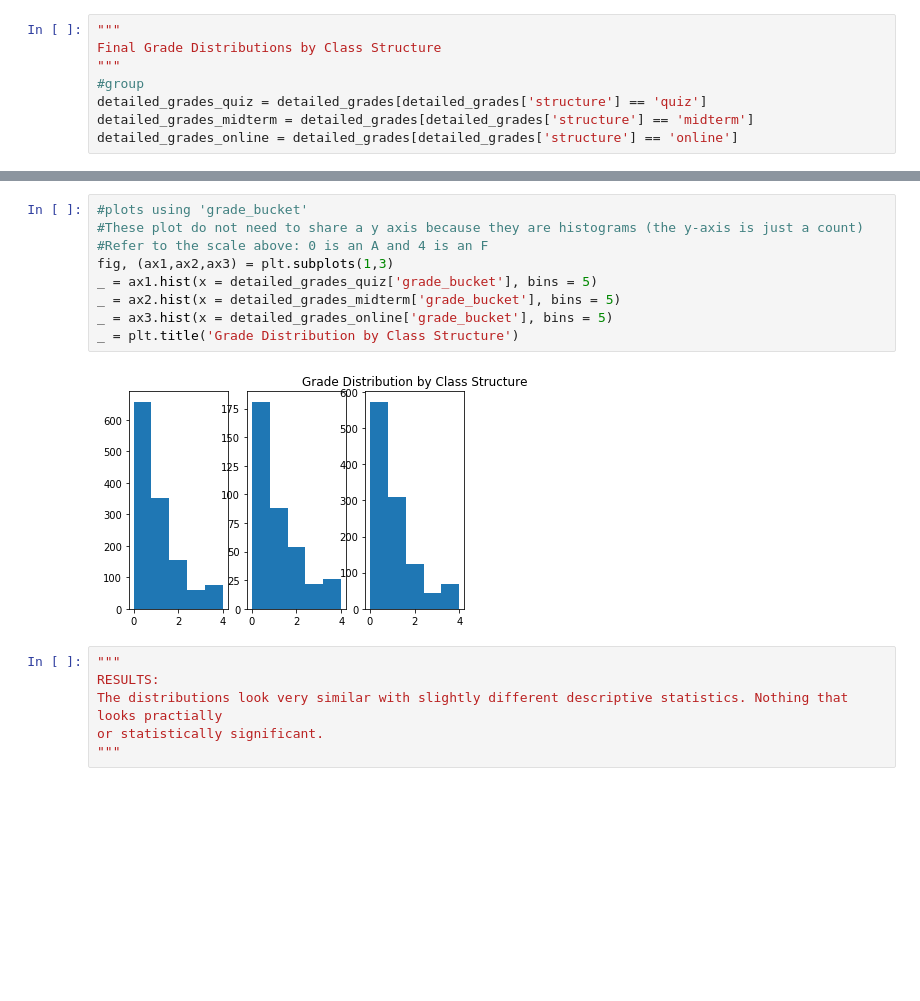
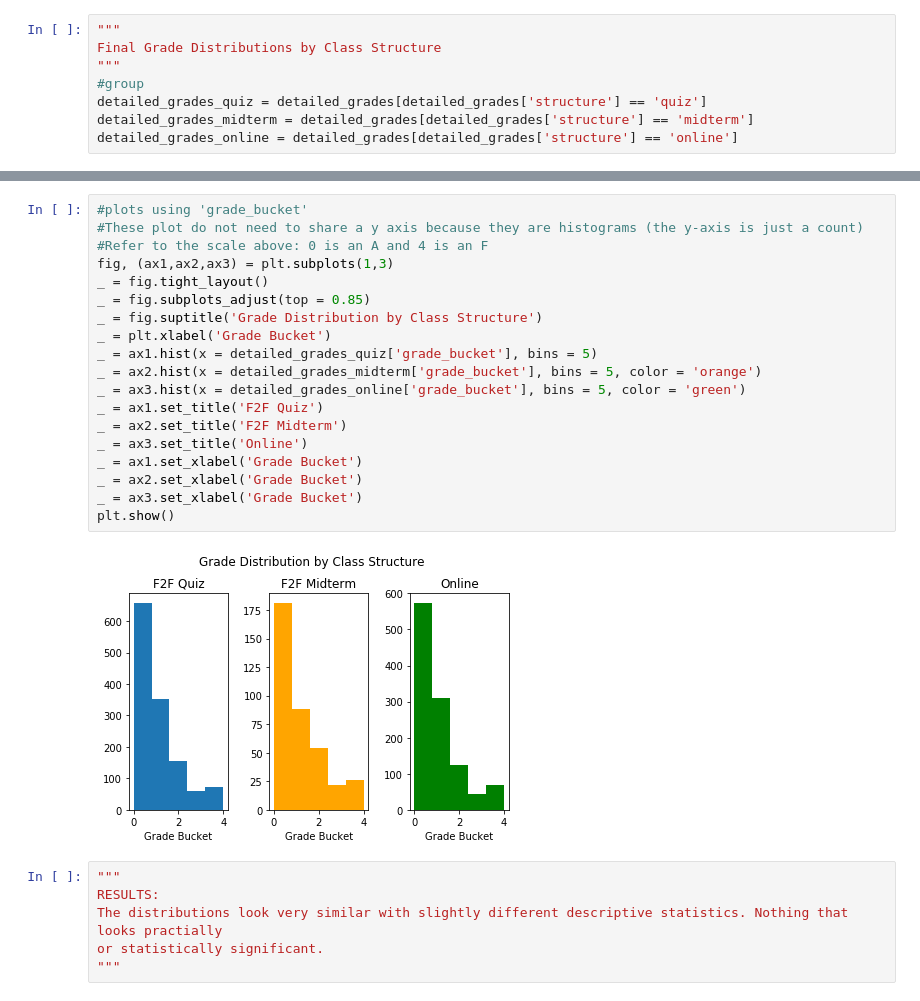
Before and after one commit to erowe99/springboard, a Jupyter notebook: Unit 6/Statistical Analysis.ipynb, the cells around one changed output, grey strips where cells are left out. Saved outputs shown, nothing was run; the diff lists cells and outputs as text; blank space fills up the shorter version.

```diff
--- a/Unit 6/Statistical Analysis.ipynb
+++ b/Unit 6/Statistical Analysis.ipynb
@@ -588,14 +597,24 @@ Name: Grade (%), dtype: float64
 # %%
 #plots using 'grade_bucket'
 #These plot do not need to share a y axis because they are histograms (the y-axis is just a count)
 #Refer to the scale above: 0 is an A and 4 is an F
 fig, (ax1,ax2,ax3) = plt.subplots(1,3)
+_ = fig.tight_layout()
+_ = fig.subplots_adjust(top = 0.85)
+_ = fig.suptitle('Grade Distribution by Class Structure')
+_ = plt.xlabel('Grade Bucket')
 _ = ax1.hist(x = detailed_grades_quiz['grade_bucket'], bins = 5)
-_ = ax2.hist(x = detailed_grades_midterm['grade_bucket'], bins = 5)
-_ = ax3.hist(x = detailed_grades_online['grade_bucket'], bins = 5)
-_ = plt.title('Grade Distribution by Class Structure')
+_ = ax2.hist(x = detailed_grades_midterm['grade_bucket'], bins = 5, color = 'orange')
+_ = ax3.hist(x = detailed_grades_online['grade_bucket'], bins = 5, color = 'green')
+_ = ax1.set_title('F2F Quiz')
+_ = ax2.set_title('F2F Midterm')
+_ = ax3.set_title('Online')
+_ = ax1.set_xlabel('Grade Bucket')
+_ = ax2.set_xlabel('Grade Bucket')
+_ = ax3.set_xlabel('Grade Bucket')
+plt.show()
 # %% [output]
-[figure, old version]
+[figure, new version]
 # %%
 """
 RESULTS:
```
Also changed, not shown: parts of 23 cells of this notebook, 1 other file.
